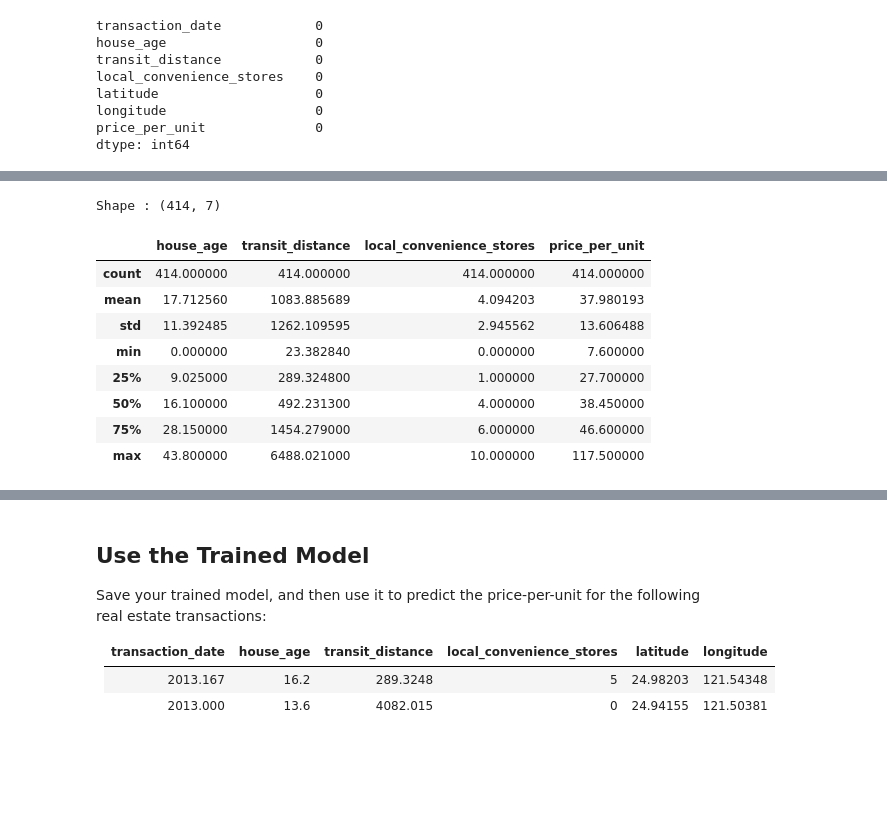
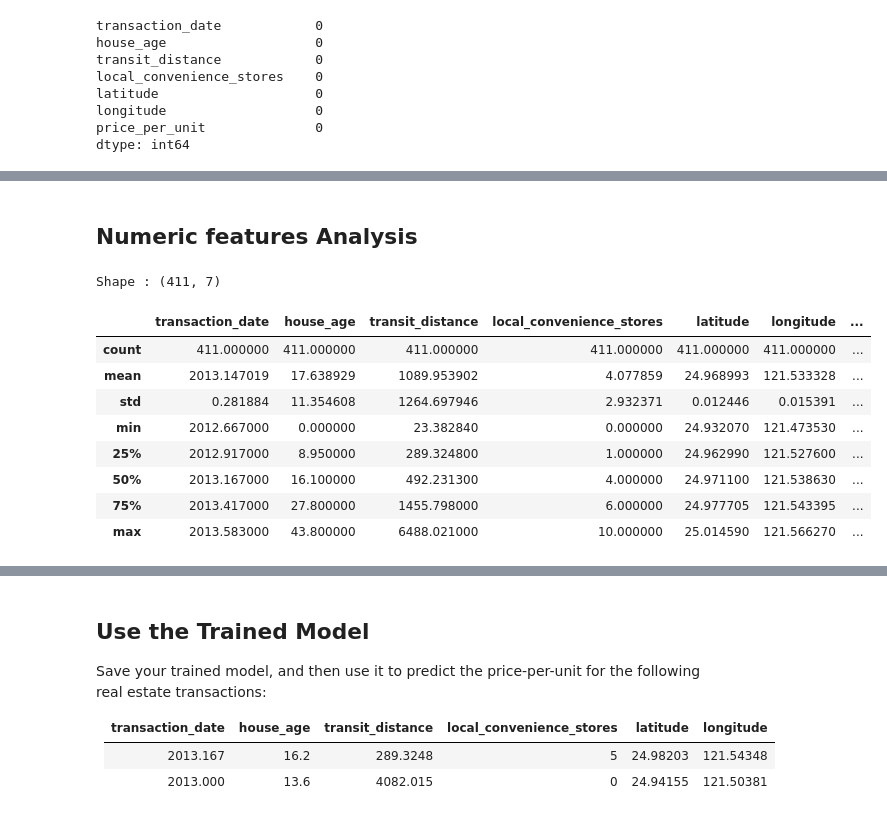
Before and after one commit to shivani-singhal0410/ml-challenges, a Jupyter notebook: challenges/02 - Real Estate Regression Challenge.ipynb, the cells around one changed output, grey strips where cells are left out. Cells and saved outputs as stored; diff of their text form; code cells hidden in the pictures; blank space fills up the shorter version.

```diff
--- a/challenges/02 - Real Estate Regression Challenge.ipynb
+++ b/challenges/02 - Real Estate Regression Challenge.ipynb
@@ -46,9 +41,9 @@ Matplotlib is building the font cache; this may take a moment.
 
 
 # load the training dataset
-data = pd.read_csv('data/real_estate.csv',
-                    parse_dates = ['transaction_date'],
-                    infer_datetime_format = True)
+data = pd.read_csv('data/real_estate.csv')
+                    #parse_dates = ['transaction_date'],
+                    #infer_datetime_format = True)
 #data["transaction_date"] = data.transaction_date.dt.to_period('D')
 data.head()
 # %% [output]
@@ -71,0 +89,17 @@ dtype: int64
+# %%
+data = data[data["price_per_unit"] < 75]
+print("Shape:" ,data.shape)
+
+label = data["price_per_unit"]
+fig,ax = plt.subplots(2,1,figsize=(9,12))
+ax[0].hist(label,bins = 100)
+ax[0].set_ylabel("Frequency")
+
+ax[0].axvline(label.mean(), color='magenta', linestyle='dashed', linewidth=2)
+ax[0].axvline(label.median(), color='cyan', linestyle='dashed', linewidth=2)
+
+ax[1].boxplot(label,vert = False)
+ax[1].set_xlabel("Price per unit")
+
+fig.suptitle("Property Price")
+fig.show()
@@ -72,17 +109,19 @@ dtype: int64
+# %% [markdown]
+## Numeric features Analysis
 # %%
 #data['transaction_date'] = pd.DatetimeIndex(data["transaction_date"])
 print("Shape :", data.shape)
 
-numeric_features = ["house_age", "transit_distance","local_convenience_stores"]
+numeric_features = ["transaction_date","house_age", "transit_distance","local_convenience_stores", "latitude", "longitude"]
 data[numeric_features +  ["price_per_unit"]].describe()
 # %% [output]
-Shape : (414, 7)
+Shape : (411, 7)
-|  | house_age | transit_distance | local_convenience_stores | price_per_unit |
-| count | 414.000000 | 414.000000 | 414.000000 | 414.000000 |
-| mean | 17.712560 | 1083.885689 | 4.094203 | 37.980193 |
-| std | 11.392485 | 1262.109595 | 2.945562 | 13.606488 |
-| min | 0.000000 | 23.382840 | 0.000000 | 7.600000 |
-| 25% | 9.025000 | 289.324800 | 1.000000 | 27.700000 |
-| 50% | 16.100000 | 492.231300 | 4.000000 | 38.450000 |
-| 75% | 28.150000 | 1454.279000 | 6.000000 | 46.600000 |
-| max | 43.800000 | 6488.021000 | 10.000000 | 117.500000 |
+|  | transaction_date | house_age | transit_distance | local_convenience_stores | latitude | longitude | ... |
+| count | 411.000000 | 411.000000 | 411.000000 | 411.000000 | 411.000000 | 411.000000 | ... |
+| mean | 2013.147019 | 17.638929 | 1089.953902 | 4.077859 | 24.968993 | 121.533328 | ... |
+| std | 0.281884 | 11.354608 | 1264.697946 | 2.932371 | 0.012446 | 0.015391 | ... |
+| min | 2012.667000 | 0.000000 | 23.382840 | 0.000000 | 24.932070 | 121.473530 | ... |
+| 25% | 2012.917000 | 8.950000 | 289.324800 | 1.000000 | 24.962990 | 121.527600 | ... |
+| 50% | 2013.167000 | 16.100000 | 492.231300 | 4.000000 | 24.971100 | 121.538630 | ... |
+| 75% | 2013.417000 | 27.800000 | 1455.798000 | 6.000000 | 24.977705 | 121.543395 | ... |
+| max | 2013.583000 | 43.800000 | 6488.021000 | 10.000000 | 25.014590 | 121.566270 | ... |
```
Also changed, not shown: parts of 26 cells of this notebook, 1 other file.
